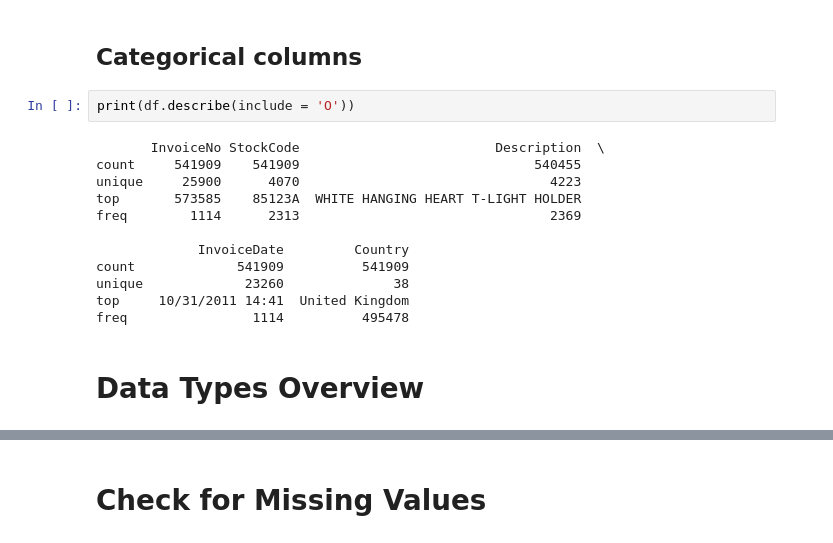
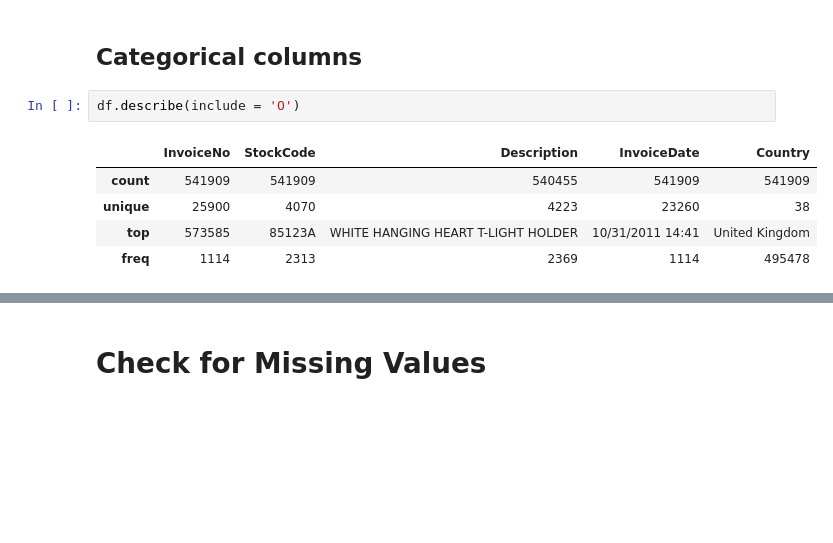
Before and after one commit to bbrauser/ECommerce-Sales-Analysis, a Jupyter notebook: notebooks/data_preparation.ipynb, the cells around one changed output, grey strips where cells are left out. Drawn from its saved outputs; the diff is of its cells as text; blank space fills up the shorter version.

```diff
--- a/notebooks/data_preparation.ipynb
+++ b/notebooks/data_preparation.ipynb
@@ -61,18 +67,10 @@ max     80995.000000   38970.000000   18287.000000
 # %% [markdown]
 ## Categorical columns
 # %%
-print(df.describe(include = 'O'))
+df.describe(include = 'O')
 # %% [output]
-       InvoiceNo StockCode                         Description  \
-count     541909    541909                              540455
-unique     25900      4070                                4223
-top       573585    85123A  WHITE HANGING HEART T-LIGHT HOLDER
-freq        1114      2313                                2369
-
-             InvoiceDate         Country
-count             541909          541909
-unique             23260              38
-top     10/31/2011 14:41  United Kingdom
-freq                1114          495478
+|  | InvoiceNo | StockCode | Description | InvoiceDate | Country |
+| count | 541909 | 541909 | 540455 | 541909 | 541909 |
+| unique | 25900 | 4070 | 4223 | 23260 | 38 |
+| top | 573585 | 85123A | WHITE HANGING HEART T-LIGHT HOLDER | 10/31/2011 14:41 | United Kingdom |
+| freq | 1114 | 2313 | 2369 | 1114 | 495478 |
-# %% [markdown]
-# Data Types Overview
```
Also changed, not shown: parts of 13 cells of this notebook, 10 other files.
